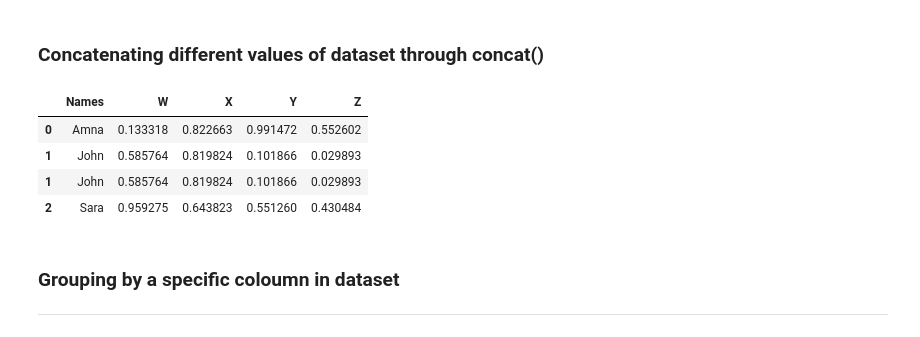
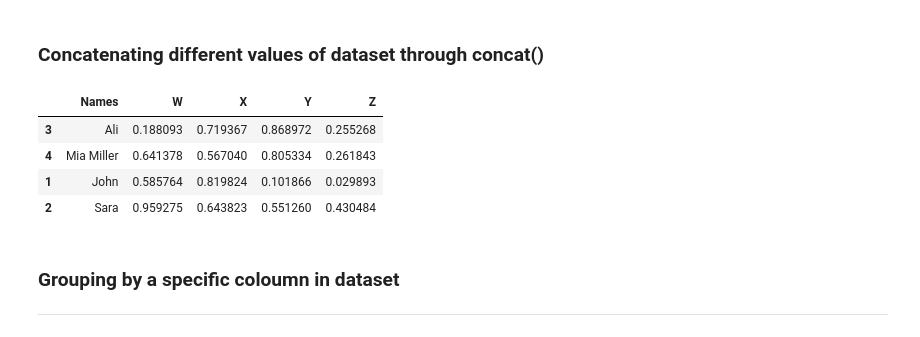
Before and after one commit to TouseefDataScientist/Artificialintelligence, a Jupyter notebook: Wajiha_Pandas_Practise.ipynb, the cells around one changed output. Cells and saved outputs as stored; diff of their text form; code cells hidden in the pictures.

```diff
--- a/Wajiha_Pandas_Practise.ipynb
+++ b/Wajiha_Pandas_Practise.ipynb
@@ -50,0 +81,2 @@ dtype: object
+# %%
+df1["Y"].add(4) #Works on numeric data and adds elements or 2 datasets.
@@ -50,0 +96,2 @@ dtype: object
+# %%
+df1.add_prefix("col_")
@@ -51,3 +112,3 @@ dtype: object
 # %%
-df1.abs
+df1.add_suffix(":")
 # %% [output]
@@ -611,12 +669,12 @@ Name: Y, Length: 199, dtype: float64
 # %% [markdown]
 ### Concatenating different values of dataset through concat()
 # %%
-cn = [df1[:2], df1[1:2], df1[2:3]]
+cn = [df1[3:5], df1[1:2], df1[2:3]]
 pd.concat(cn)
 # %% [output]
 |  | Names | W | X | Y | Z |
-| 0 | Amna | 0.133318 | 0.822663 | 0.991472 | 0.552602 |
-| 1 | John | 0.585764 | 0.819824 | 0.101866 | 0.029893 |
+| 3 | Ali | 0.188093 | 0.719367 | 0.868972 | 0.255268 |
+| 4 | Mia Miller | 0.641378 | 0.567040 | 0.805334 | 0.261843 |
 | 1 | John | 0.585764 | 0.819824 | 0.101866 | 0.029893 |
 | 2 | Sara | 0.959275 | 0.643823 | 0.551260 | 0.430484 |
 # %% [markdown]
```
Also changed, not shown: parts of 60 cells of this notebook.
